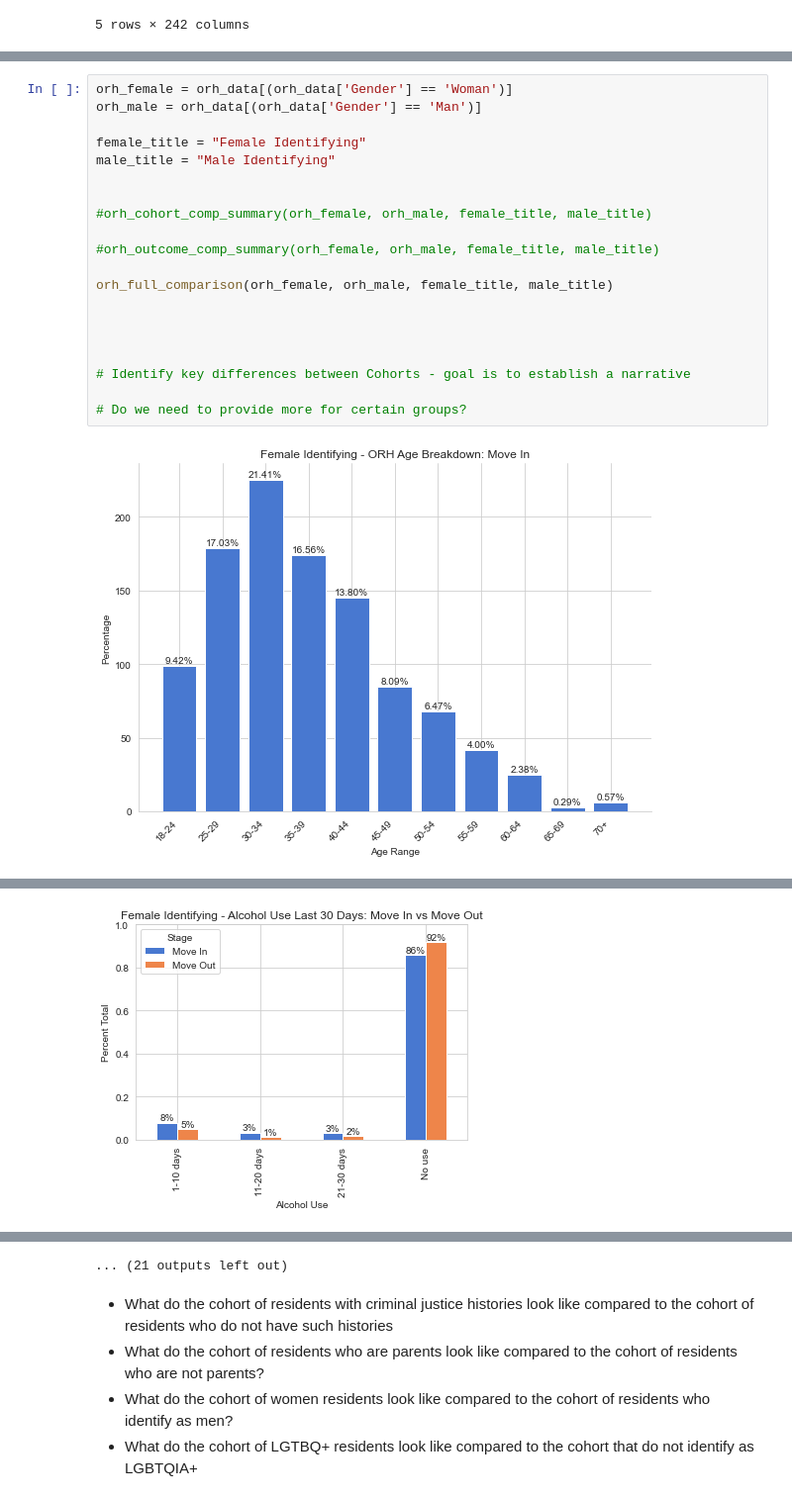
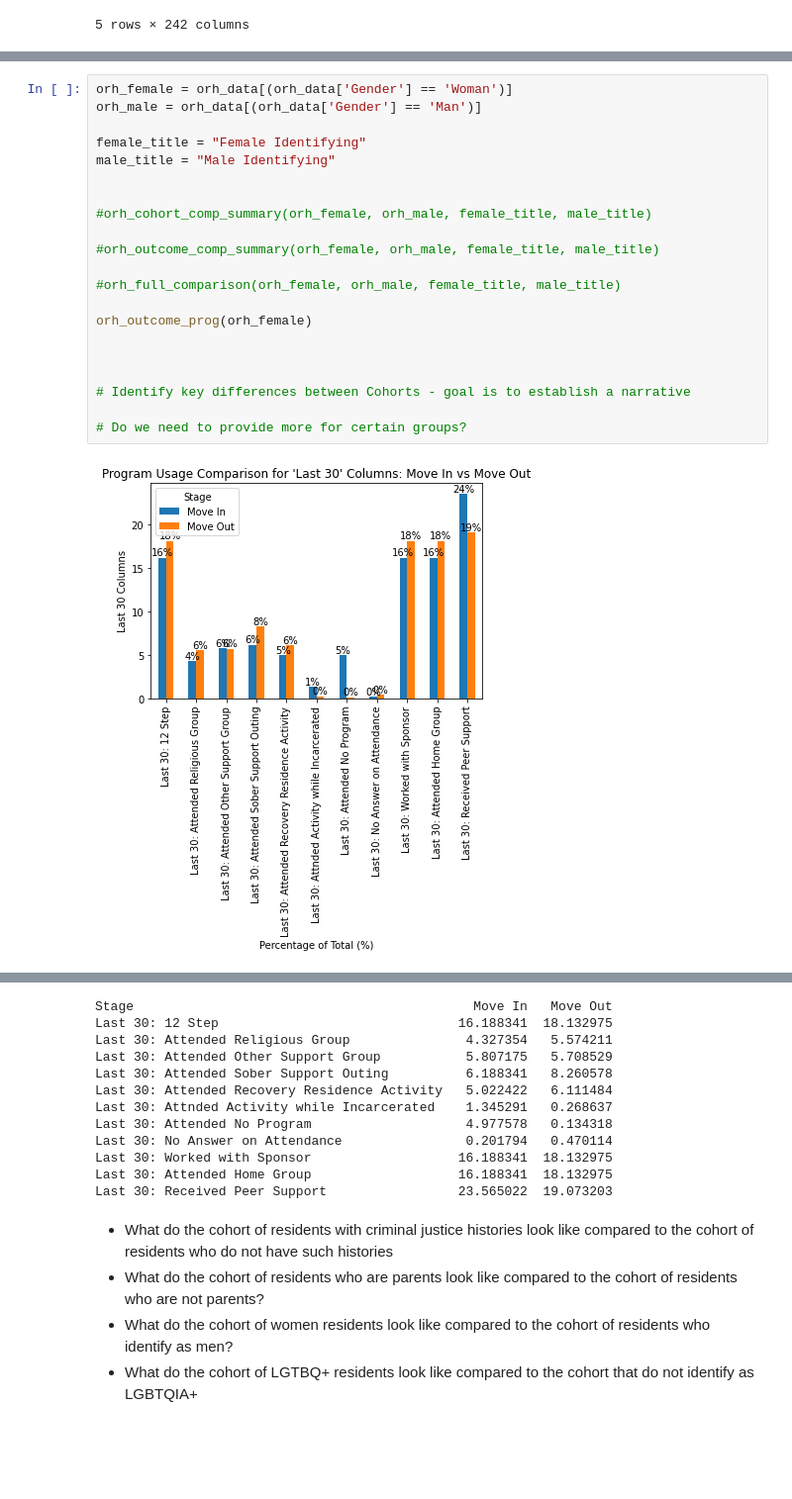
Before and after one commit to eppotter/OhioRecoveryHousing, a Jupyter notebook: Question_Workspace.ipynb, the cells around one changed output, grey strips where cells are left out. Shown at 99% size. Saved outputs shown, nothing was run; the diff lists cells and outputs as text; blank space fills up the shorter version.

```diff
--- a/Question_Workspace.ipynb
+++ b/Question_Workspace.ipynb
@@ -42,22 +43,23 @@ orh_data.head()
 # %%
 orh_female = orh_data[(orh_data['Gender'] == 'Woman')]
 orh_male = orh_data[(orh_data['Gender'] == 'Man')]
 
 female_title = "Female Identifying"
 male_title = "Male Identifying"
 
 
 #orh_cohort_comp_summary(orh_female, orh_male, female_title, male_title)
 
 #orh_outcome_comp_summary(orh_female, orh_male, female_title, male_title)
 
-orh_full_comparison(orh_female, orh_male, female_title, male_title)
+#orh_full_comparison(orh_female, orh_male, female_title, male_title)
 
+orh_outcome_prog(orh_female)
 
 
 
 # Identify key differences between Cohorts - goal is to establish a narrative
 
 # Do we need to provide more for certain groups?
 # %% [output]
-[figure, old version]
+[figure, new version]
@@ -71 +65,0 @@ orh_full_comparison(orh_female, orh_male, female_title, male_title)
-[figure, removed]
@@ -75,4 +66,15 @@ orh_full_comparison(orh_female, orh_male, female_title, male_title)
-... (21 outputs left out)
+Stage                                            Move In   Move Out
+Last 30: 12 Step                               16.188341  18.132975
+Last 30: Attended Religious Group               4.327354   5.574211
+Last 30: Attended Other Support Group           5.807175   5.708529
+Last 30: Attended Sober Support Outing          6.188341   8.260578
+Last 30: Attended Recovery Residence Activity   5.022422   6.111484
+Last 30: Attnded Activity while Incarcerated    1.345291   0.268637
+Last 30: Attended No Program                    4.977578   0.134318
+Last 30: No Answer on Attendance                0.201794   0.470114
+Last 30: Worked with Sponsor                   16.188341  18.132975
+Last 30: Attended Home Group                   16.188341  18.132975
+Last 30: Received Peer Support                 23.565022  19.073203
 # %% [markdown]
 - What do the cohort of residents with criminal justice histories look like compared to the cohort of residents who do not have such histories
 - What do the cohort of residents who are parents look like compared to the cohort of residents who are not parents?
```
Also changed, not shown: parts of 9 cells of this notebook, 1 other file.
